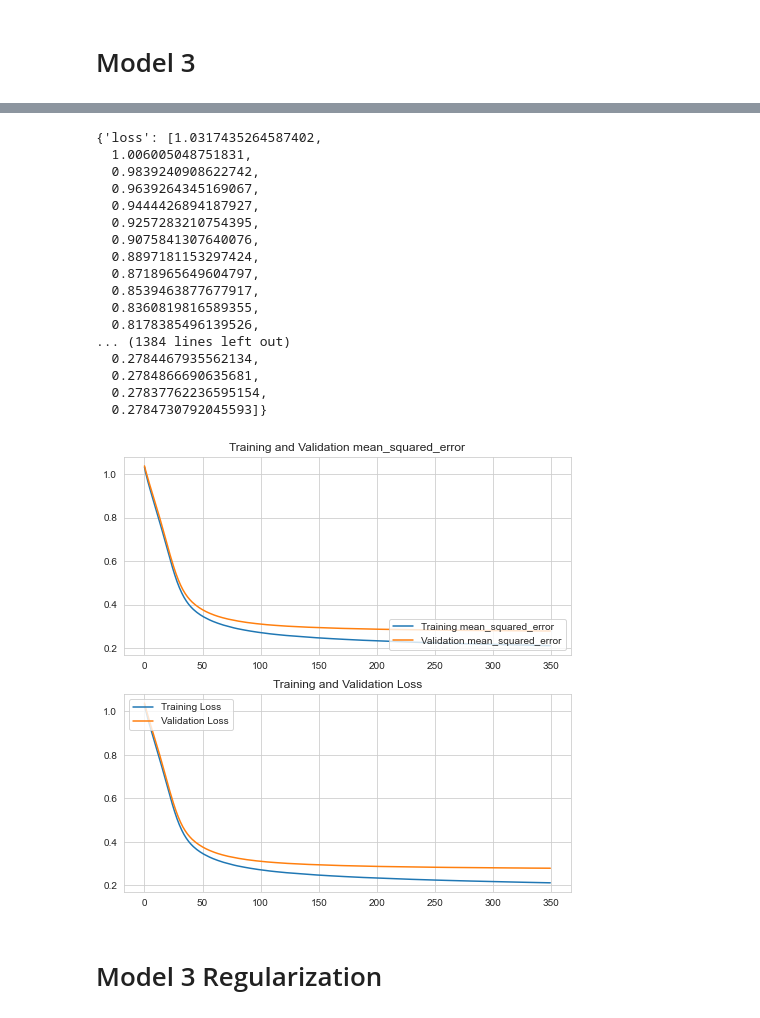
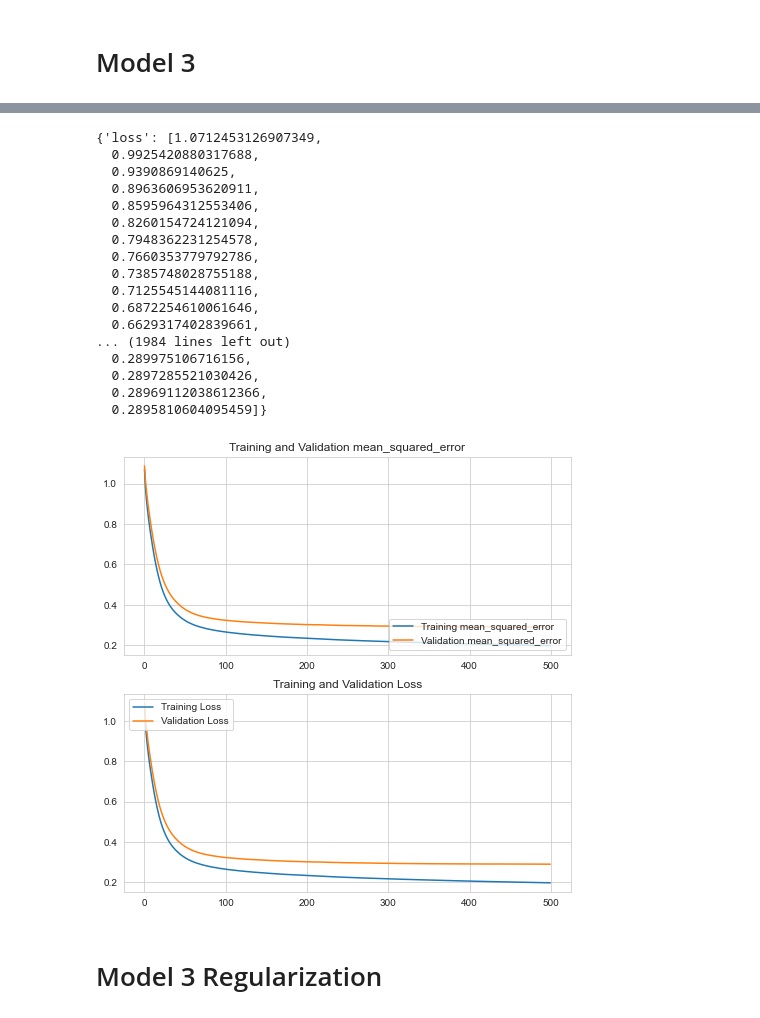
Before and after one commit to mustafaktaas/Python_DeepLearning, a Jupyter notebook: CarPricePredictionANN.ipynb, the cells around one changed output, grey strips where cells are left out. Drawn from its saved outputs; the diff is of its cells as text; code cells hidden in the pictures.

```diff
--- a/CarPricePredictionANN.ipynb
+++ b/CarPricePredictionANN.ipynb
@@ -471,0 +531,23 @@ plot_learning_curves()
+# %%
+def plot_learning_curves():
+    MAE = history.history["MAE"]
+    val_MAE = history.history["val_MAE"]
+
+    loss = history.history['loss']
+    val_loss = history.history['val_loss']
+
+    plt.figure(figsize=(8, 8))
+    plt.subplot(2, 1, 1)
+    plt.plot(range(350), MAE, label='Training MAE')
+    plt.plot(range(350), val_MAE, label='Validation MAE')
+    plt.legend(loc='lower right')
+    plt.title('Training and Validation MAE')
+
+    plt.subplot(2, 1, 2)
+    plt.plot(range(350), loss, label='Training Loss')
+    plt.plot(range(350), val_loss, label='Validation Loss')
+    plt.legend(loc='upper left')
+    plt.title('Training and Validation Loss')
+    plt.show()
+
+plot_learning_curves()
@@ -485,4 +569,4 @@ model2.add(Dense(units = 1, activation = 'linear'))
 adam = tf.optimizers.Adam(learning_rate=0.001, decay=1e-6)
 model2.compile(optimizer ="adam", loss = 'mean_squared_error', metrics=['MeanSquaredError'])
 
-history2 = model2.fit(X_train, y_train,validation_data=(X_test,y_test) , batch_size = 128, epochs = 350,verbose=2)
+history2 = model2.fit(X_train, y_train,validation_data=(X_test,y_test) , batch_size = 128, epochs = 350,verbose=0)
@@ -601,4 +667,4 @@ model2x.add(Dense(units = 1, activation = 'linear'))
 adam = tf.optimizers.Adam(learning_rate=0.01, decay=1e-6)
 model2x.compile(optimizer ="adam", loss = 'mean_squared_error', metrics=['MeanSquaredError'])
 
-history2x = model2x.fit(X_train, y_train,validation_data=(X_test,y_test) , batch_size = 128, epochs = 350,verbose=2)
+history2x = model2x.fit(X_train, y_train,validation_data=(X_test,y_test) , batch_size = 128, epochs = 350,verbose=0)
@@ -717,4 +765,4 @@ model3.add(Dense(units = 1, activation = 'linear'))
 sgd = tf.optimizers.SGD(learning_rate=0.001,nesterov = True)
 model3.compile(optimizer =sgd, loss = 'mean_squared_error', metrics=['MeanSquaredError'])
 
-history3 = model3.fit(X_train, y_train,validation_data=(X_test,y_test) , batch_size = 128, epochs = 350,verbose=2)
+history3 = model3.fit(X_train, y_train,validation_data=(X_test,y_test) , batch_size = 128, epochs = 500,verbose=0)
@@ -775,48 +805,48 @@ Mean Squared Error (MSE): 0.27
 # %%
 history3.history
 # %% [output]
-{'loss': [1.0317435264587402,
-  1.006005048751831,
-  0.9839240908622742,
-  0.9639264345169067,
-  0.9444426894187927,
-  0.9257283210754395,
-  0.9075841307640076,
-  0.8897181153297424,
-  0.8718965649604797,
-  0.8539463877677917,
-  0.8360819816589355,
-  0.8178385496139526,
-... (1384 lines left out)
-  0.2784467935562134,
-  0.2784866690635681,
-  0.27837762236595154,
-  0.2784730792045593]}
+{'loss': [1.0712453126907349,
+  0.9925420880317688,
+  0.9390869140625,
+  0.8963606953620911,
+  0.8595964312553406,
+  0.8260154724121094,
+  0.7948362231254578,
+  0.7660353779792786,
+  0.7385748028755188,
+  0.7125545144081116,
+  0.6872254610061646,
+  0.6629317402839661,
+... (1984 lines left out)
+  0.289975106716156,
+  0.2897285521030426,
+  0.28969112038612366,
+  0.2895810604095459]}
 # %%
 def plot_learning_curves():
     mean_squared_error = history3.history["mean_squared_error"]
     val_mean_squared_error = history3.history["val_mean_squared_error"]
 
     loss = history3.history['loss']
     val_loss = history3.history['val_loss']
 
     plt.figure(figsize=(8, 8))
     plt.subplot(2, 1, 1)
-    plt.plot(range(350), mean_squared_error, label='Training mean_squared_error')
-    plt.plot(range(350), val_mean_squared_error, label='Validation mean_squared_error')
+    plt.plot(range(500), mean_squared_error, label='Training mean_squared_error')
+    plt.plot(range(500), val_mean_squared_error, label='Validation mean_squared_error')
     plt.legend(loc='lower right')
     plt.title('Training and Validation mean_squared_error')
 
     plt.subplot(2, 1, 2)
-    plt.plot(range(350), loss, label='Training Loss')
-    plt.plot(range(350), val_loss, label='Validation Loss')
+    plt.plot(range(500), loss, label='Training Loss')
+    plt.plot(range(500), val_loss, label='Validation Loss')
     plt.legend(loc='upper left')
     plt.title('Training and Validation Loss')
     plt.show()
 
 plot_learning_curves()
 # %% [output]
-[figure, old version]
+[figure, new version]
 # %% [markdown]
 # Model 3 Regularization
 # %%
```
Also changed, not shown: parts of 34 cells of this notebook.
